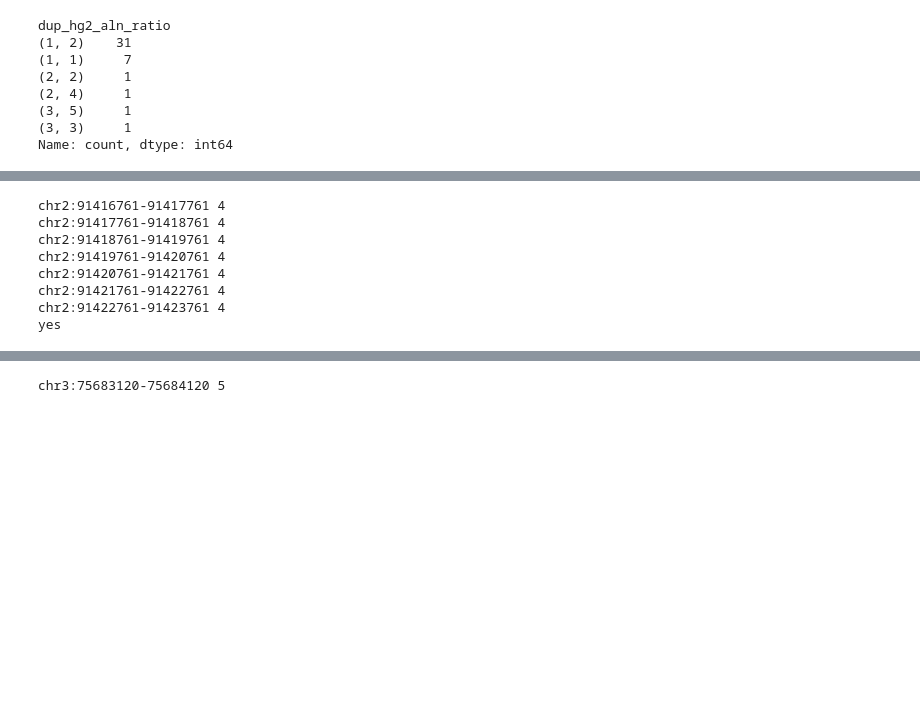
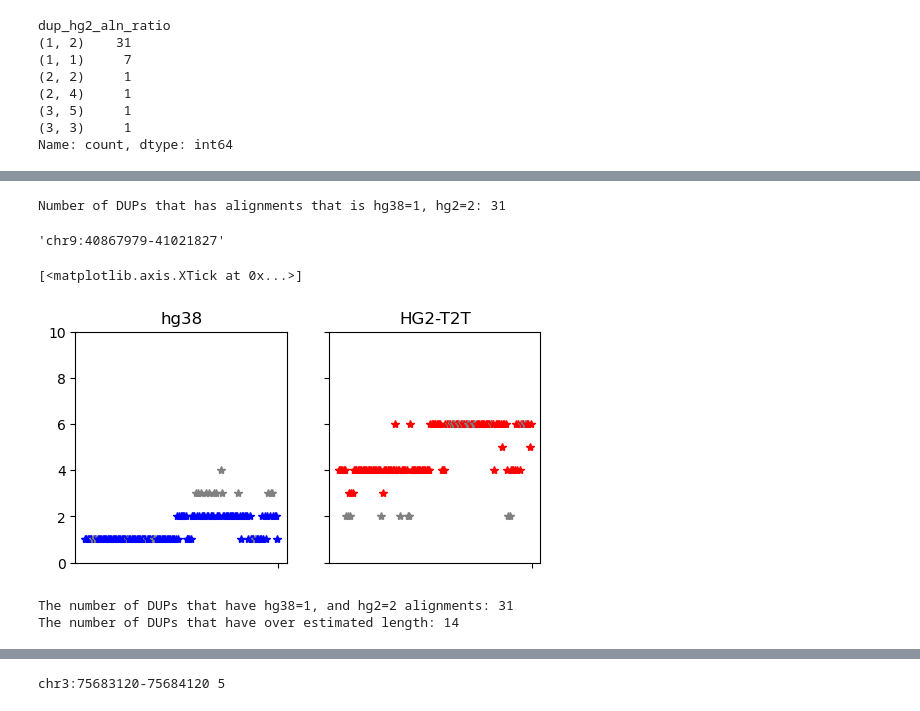
Before and after one commit to broadinstitute/T2T-ACE, a Jupyter notebook: notebooks/yg_dev_notebook.ipynb, the cells around one changed output, grey strips where cells are left out. Cells and saved outputs as stored; diff of their text form; code cells hidden in the pictures; blank space fills up the shorter version.

```diff
--- a/notebooks/yg_dev_notebook.ipynb
+++ b/notebooks/yg_dev_notebook.ipynb
@@ -758,8 +477,0 @@ len(copy_neutral_intervals)
-# %%
-overestimated_dup_intervals = []
-for interval in copy_neutral_intervals:
-    if eval_inconsistant_copy_dup(interval, ReferenceLocations.hg38, hg38, hg002t2t) > 2:
-        print(interval,"DRAGEN overestimated the length of the DUP")
-        overestimated_dup_intervals.append(interval)
-    else:
-        print(interval,"Alleged FP DUP")
@@ -898,14 +478,49 @@ no
-# %%
-if bin_alignment("chr2:91408761-91423450"):
-    print('yes')
-else:
-    print('no')
-# %% [output]
-chr2:91416761-91417761 4
-chr2:91417761-91418761 4
-chr2:91418761-91419761 4
-chr2:91419761-91420761 4
-chr2:91420761-91421761 4
-chr2:91421761-91422761 4
-chr2:91422761-91423761 4
-yes
+# %%
+copy_neutral_intervals = inconsistant_copy_dup_df[(inconsistant_copy_dup_df['dup_hg38_aln']==1)&(inconsistant_copy_dup_df['dup_hg2_aln']==2)]["dup_interval"].tolist()
+print('Number of DUPs that has alignments that is hg38=1, hg2=2:', len(copy_neutral_intervals))
+# %% [output]
+Number of DUPs that has alignments that is hg38=1, hg2=2: 31
+# %%
+# This function is to create sliding window alignment for DUPs
+def bin_alignment(interval, window_size=1000):
+    sliding_window_interval_list = []
+    sliding_window_hg38_hit_list = []
+    sliding_window_hg2_hit_list = []
+    chr,pos,end = ip.parse_interval(interval)
+
+    while pos < end:
+        sliding_interval = ip.create_interval(chr, pos, pos+window_size)
+        pos += window_size
+        #print(sliding_interval,len(v.align_interval(sliding_interval, ReferenceLocations.hg38, hg38, hg002t2t)[0]),len(v.align_interval(sliding_interval, ReferenceLocations.hg38, hg38, hg002t2t)[1]))
+        sliding_window_interval_list.append(sliding_interval)
+        sliding_window_hg38_hit_list.append(len(v.align_interval(sliding_interval, ReferenceLocations.hg38, hg38, hg002t2t)[0]))
+        sliding_window_hg2_hit_list.append(len(v.align_interval(sliding_interval, ReferenceLocations.hg38, hg38, hg002t2t)[1]))
+
+    return sliding_window_interval_list,sliding_window_hg38_hit_list,sliding_window_hg2_hit_list
+# %%
+tp_dups[19]
+# %% [output]
+'chr9:40867979-41021827'
+# %%
+test_interval_list, test_hg38_hits, test_hg2_hits = bin_alignment(tp_dups[19])
+# %%
+fig, axs = plt.subplots(1, 2, figsize=(6, 3), sharey=True)
+
+for i in test_interval_list:
+    if test_hg38_hits[test_interval_list.index(i)]*2 < test_hg2_hits[test_interval_list.index(i)]:
+        axs[0].plot(i, test_hg38_hits[test_interval_list.index(i)], '*', color='blue')
+        axs[1].plot(i, test_hg2_hits[test_interval_list.index(i)], '*', color='red')
+    else:
+        axs[0].plot(i, test_hg38_hits[test_interval_list.index(i)], '*', color='grey')
+        axs[1].plot(i, test_hg2_hits[test_interval_list.index(i)], '*', color='grey')
+
+axs[0].set_title('hg38')
+axs[0].set_ylim(0, 10)
+axs[0].set_xticks('')
+
+axs[1].set_title('HG2-T2T')
+axs[1].set_ylim(0, 10)
+axs[1].set_xticks('')
+# %% [output]
+[<matplotlib.axis.XTick at 0x...>]
+[figure, added]
@@ -911,0 +577,6 @@ yes
+# %%
+print('The number of DUPs that have hg38=1, and hg2=2 alignments:',len(copy_neutral_intervals))
+print('The number of DUPs that have over estimated length:',len(overestimate_dup_svlen_percentage))
+# %% [output]
+The number of DUPs that have hg38=1, and hg2=2 alignments: 31
+The number of DUPs that have over estimated length: 14
```
Also changed, not shown: parts of 87 cells of this notebook.
